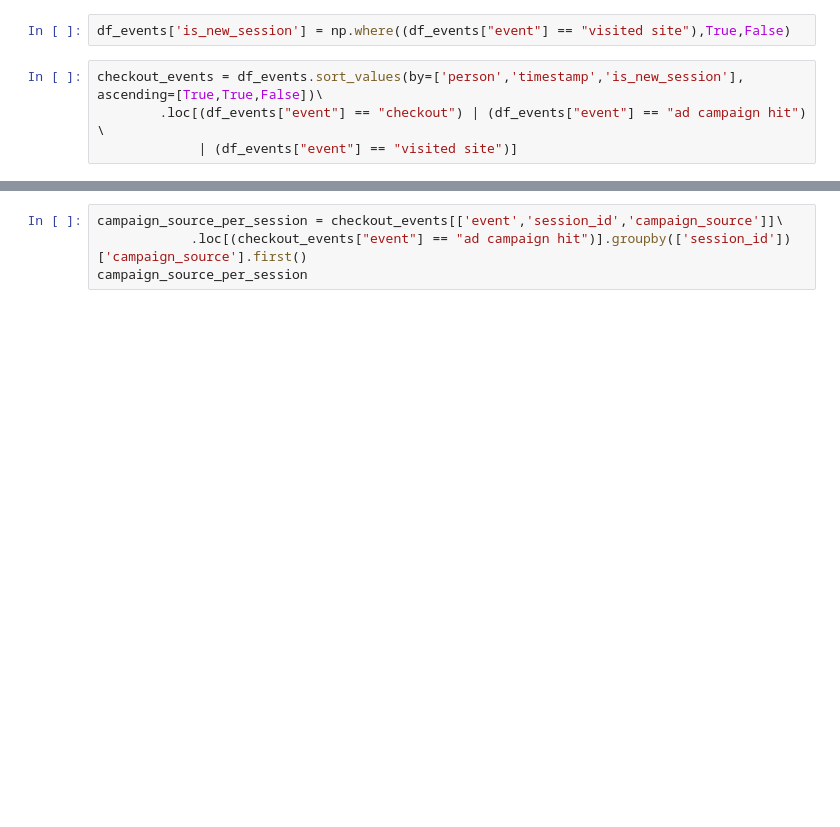
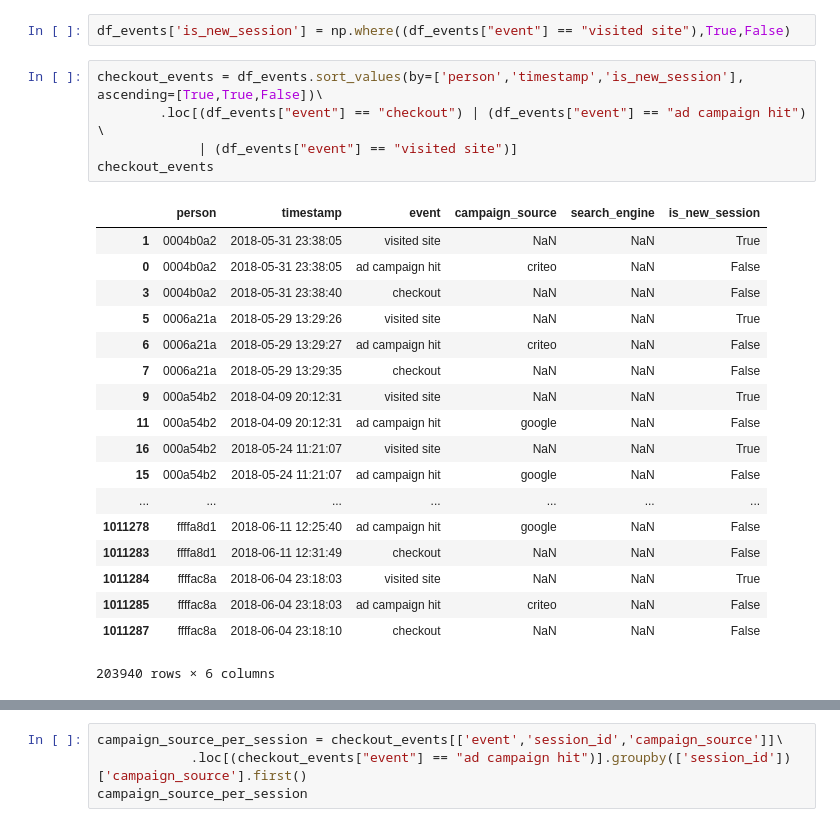
Before and after one commit to ConstanzaGonzalez/DatataFrita, a Jupyter notebook: tp/campaign.ipynb, the cells around one changed output, grey strips where cells are left out. Drawn from its saved outputs; the diff is of its cells as text; blank space fills up the shorter version.

```diff
--- a/tp/campaign.ipynb
+++ b/tp/campaign.ipynb
@@ -27,7 +27,27 @@ df_events['is_new_session'] = np.where((df_events["event"] == "visited site"),Tr
 # %%
 checkout_events = df_events.sort_values(by=['person','timestamp','is_new_session'], ascending=[True,True,False])\
         .loc[(df_events["event"] == "checkout") | (df_events["event"] == "ad campaign hit") \
              | (df_events["event"] == "visited site")]
+checkout_events
+# %% [output]
+|  | person | timestamp | event | campaign_source | search_engine | is_new_session |
+| 1 | 0004b0a2 | 2018-05-31 23:38:05 | visited site | NaN | NaN | True |
+| 0 | 0004b0a2 | 2018-05-31 23:38:05 | ad campaign hit | criteo | NaN | False |
+| 3 | 0004b0a2 | 2018-05-31 23:38:40 | checkout | NaN | NaN | False |
+| 5 | 0006a21a | 2018-05-29 13:29:26 | visited site | NaN | NaN | True |
+| 6 | 0006a21a | 2018-05-29 13:29:27 | ad campaign hit | criteo | NaN | False |
+| 7 | 0006a21a | 2018-05-29 13:29:35 | checkout | NaN | NaN | False |
+| 9 | 000a54b2 | 2018-04-09 20:12:31 | visited site | NaN | NaN | True |
+| 11 | 000a54b2 | 2018-04-09 20:12:31 | ad campaign hit | google | NaN | False |
+| 16 | 000a54b2 | 2018-05-24 11:21:07 | visited site | NaN | NaN | True |
+| 15 | 000a54b2 | 2018-05-24 11:21:07 | ad campaign hit | google | NaN | False |
+| ... | ... | ... | ... | ... | ... | ... |
+| 1011278 | ffffa8d1 | 2018-06-11 12:25:40 | ad campaign hit | google | NaN | False |
+| 1011283 | ffffa8d1 | 2018-06-11 12:31:49 | checkout | NaN | NaN | False |
+| 1011284 | ffffac8a | 2018-06-04 23:18:03 | visited site | NaN | NaN | True |
+| 1011285 | ffffac8a | 2018-06-04 23:18:03 | ad campaign hit | criteo | NaN | False |
+| 1011287 | ffffac8a | 2018-06-04 23:18:10 | checkout | NaN | NaN | False |
+203940 rows × 6 columns
 # %%
 session_id = (checkout_events["event"] == "visited site").cumsum()
 
```
Also changed, not shown: parts of 12 cells of this notebook.
